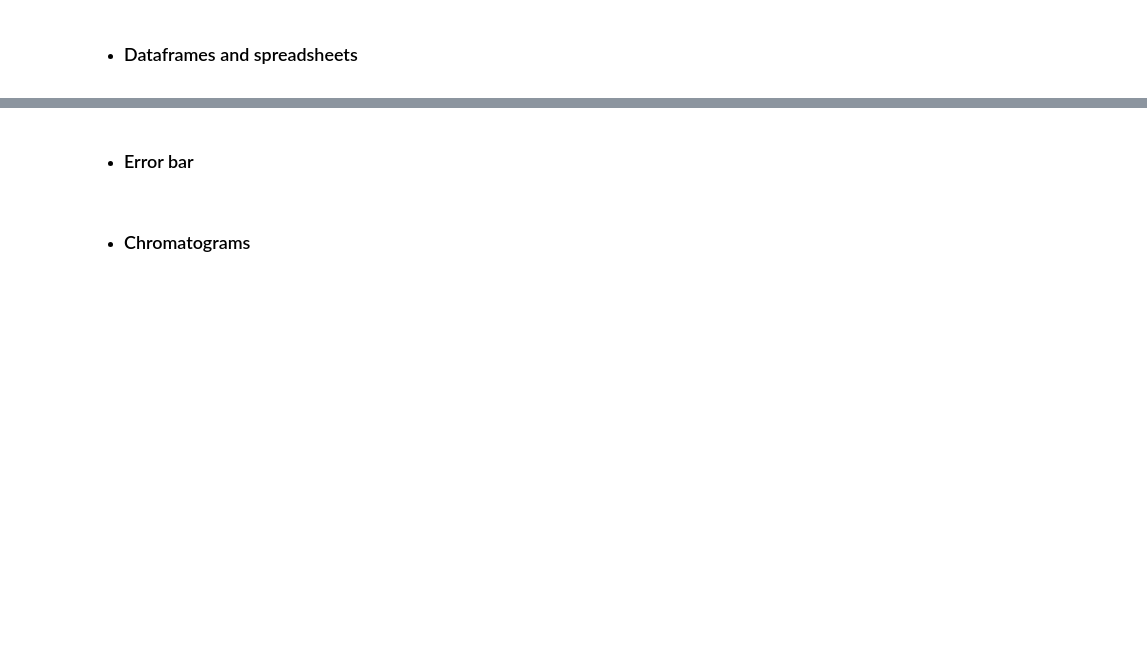
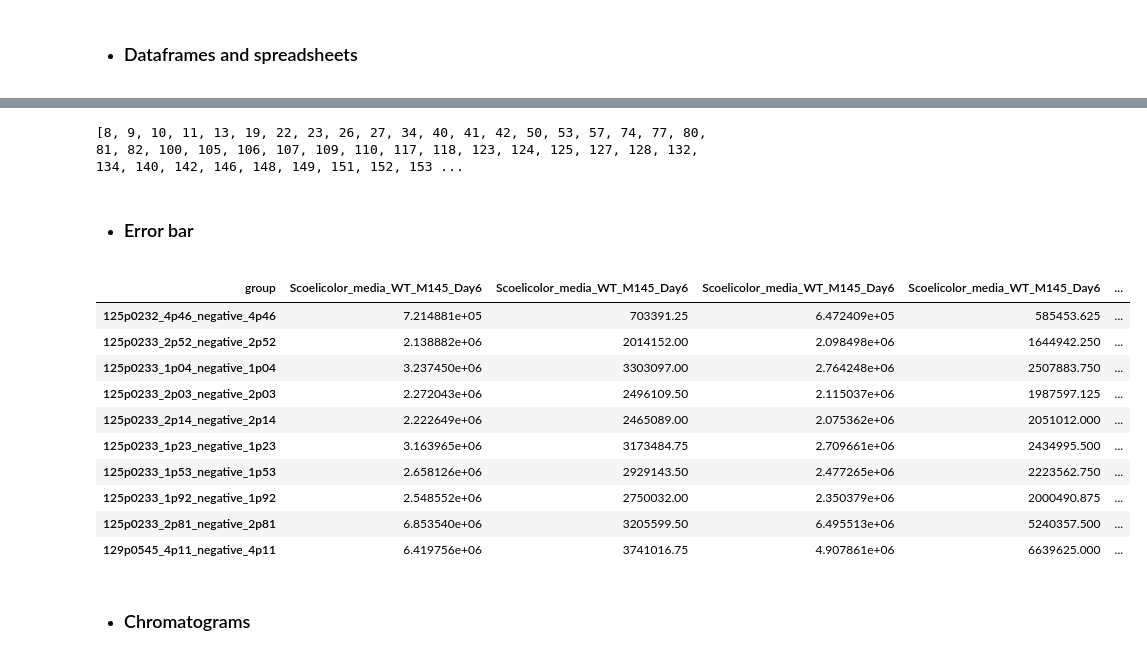
Before and after one commit to biorack/metatlas, a Jupyter notebook: docs/example_notebooks/workflow/Workflow Notebook.ipynb, the cells around one changed output, grey strips where cells are left out. Drawn from its saved outputs; the diff is of its cells as text; code cells hidden in the pictures; blank space fills up the shorter version.

```diff
--- a/docs/example_notebooks/workflow/Workflow Notebook.ipynb
+++ b/docs/example_notebooks/workflow/Workflow Notebook.ipynb
@@ -232,7 +211,7 @@ atlases[0].compound_identifications[3].rt_references[0].rt_peak
 # %% [markdown]
 ### Alternative way to get atlas
 # %%
-atlases = dp.get_metatlas_atlas(name='SK-ZZ-MAIZE-HILIC-POS-EMA50447',do_print = True,most_recent=True)
+atlases = dp.get_metatlas_atlas(name='coelicolor_features_20170620',do_print = True,most_recent=False)
 #201500826_KZ_Ave_library_qxqct_hilic_pos_V2
 #20161007_MP3umZHILIC_V12_NEG_MetIDJamboree
 # 20161104_POS_ZHILIC3um_SmallAtlas_KBL_V1
@@ -246,8 +230,9 @@ atlases = dp.get_metatlas_atlas(name='SK-ZZ-MAIZE-HILIC-POS-EMA50447',do_print =
 
 * Make a dataframe from your atlas.  Required for the new, faster data slicer
 # %%
-myAtlas = atlases[0]
+myAtlas = atlases[3]
 atlas_df = ma_data.make_atlas_df(myAtlas)
+atlas_df['label'] = [cid.name for cid in myAtlas.compound_identifications]
 print myAtlas.name
 print myAtlas.username
 # %% [output]
@@ -341,7 +320,7 @@ a = dp.adjust_rt_for_selected_compound(metatlas_dataset,compound_idx=0,include_l
 # %% [markdown]
 ### Specify a directory to put all the figures into
 # %%
-output_dir = '/global/homes/b/bpb/Downloads/SK_ZZ_MAIZE_HILIC_POS_20170302/'
+output_dir = '/global/homes/b/bpb/Downloads/coelicolor_20170620/'
 if not os.path.exists(output_dir):
     os.makedirs(output_dir)
 # %% [markdown]
@@ -361,0 +348,13 @@ rt_centroid = dp.make_output_dataframe(input_fname = my_file,input_dataset = met
+# %%
+df = peak_height.copy()
+df.columns = df.columns.droplevel(1)
+#filter numbers less than threshold with zero
+df.fillna(0,inplace=True)
+#only do calculation for non-zero values
+df_stats = df.transpose().groupby('group').mean().transpose()
+# df_stats = df.transpose().groupby('group').std().transpose()
+# df_stats = df.transpose().groupby('group').count().transpose()
+
+df_stats.reset_index(drop=True,inplace=True)
+df_stats['label'] = [cid.name for cid in myAtlas.compound_identifications]
+df_stats.to_csv('stats.csv')
@@ -362,8 +376,26 @@ rt_centroid = dp.make_output_dataframe(input_fname = my_file,input_dataset = met
+# %%
+print(df_stats[df_stats.fold_change<-1].index.tolist())
+# %% [output]
+[8, 9, 10, 11, 13, 19, 22, 23, 26, 27, 34, 40, 41, 42, 50, 53, 57, 74, 77, 80, 81, 82, 100, 105, 106, 107, 109, 110, 117, 118, 123, 124, 125, 127, 128, 132, 134, 140, 142, 146, 148, 149, 151, 152, 153 ...
 # %% [markdown]
 * ### Error bar
 # %%
 dp = reload(dp)
 dp.plot_errorbar_plots(peak_height, output_loc=os.path.join(output_dir,'error_bar_peak_height'))
+# %%
+df.head(10)
+# %% [output]
+| group | Scoelicolor_media_WT_M145_Day6 | Scoelicolor_media_WT_M145_Day6 | Scoelicolor_media_WT_M145_Day6 | Scoelicolor_media_WT_M145_Day6 | ... |
+| 125p0232_4p46_negative_4p46 | 7.214881e+05 | 703391.25 | 6.472409e+05 | 585453.625 | ... |
+| 125p0233_2p52_negative_2p52 | 2.138882e+06 | 2014152.00 | 2.098498e+06 | 1644942.250 | ... |
+| 125p0233_1p04_negative_1p04 | 3.237450e+06 | 3303097.00 | 2.764248e+06 | 2507883.750 | ... |
+| 125p0233_2p03_negative_2p03 | 2.272043e+06 | 2496109.50 | 2.115037e+06 | 1987597.125 | ... |
+| 125p0233_2p14_negative_2p14 | 2.222649e+06 | 2465089.00 | 2.075362e+06 | 2051012.000 | ... |
+| 125p0233_1p23_negative_1p23 | 3.163965e+06 | 3173484.75 | 2.709661e+06 | 2434995.500 | ... |
+| 125p0233_1p53_negative_1p53 | 2.658126e+06 | 2929143.50 | 2.477265e+06 | 2223562.750 | ... |
+| 125p0233_1p92_negative_1p92 | 2.548552e+06 | 2750032.00 | 2.350379e+06 | 2000490.875 | ... |
+| 125p0233_2p81_negative_2p81 | 6.853540e+06 | 3205599.50 | 6.495513e+06 | 5240357.500 | ... |
+| 129p0545_4p11_negative_4p11 | 6.419756e+06 | 3741016.75 | 4.907861e+06 | 6639625.000 | ... |
 # %%
 dp.plot_errorbar_plots(rt_peak, output_loc=os.path.join(output_dir,'error_bar_rt_peak'))
 # %% [markdown]
```
Also changed, not shown: parts of 27 cells of this notebook, 9 other files.
